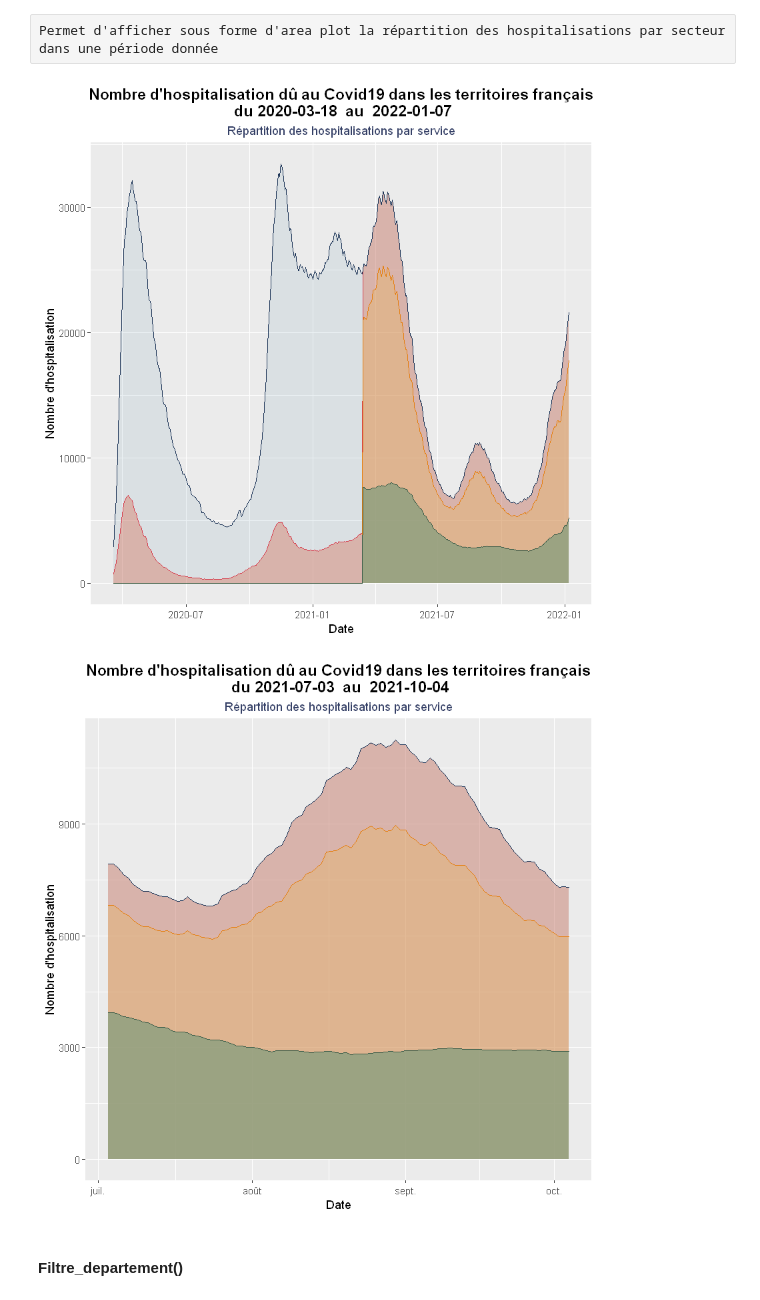
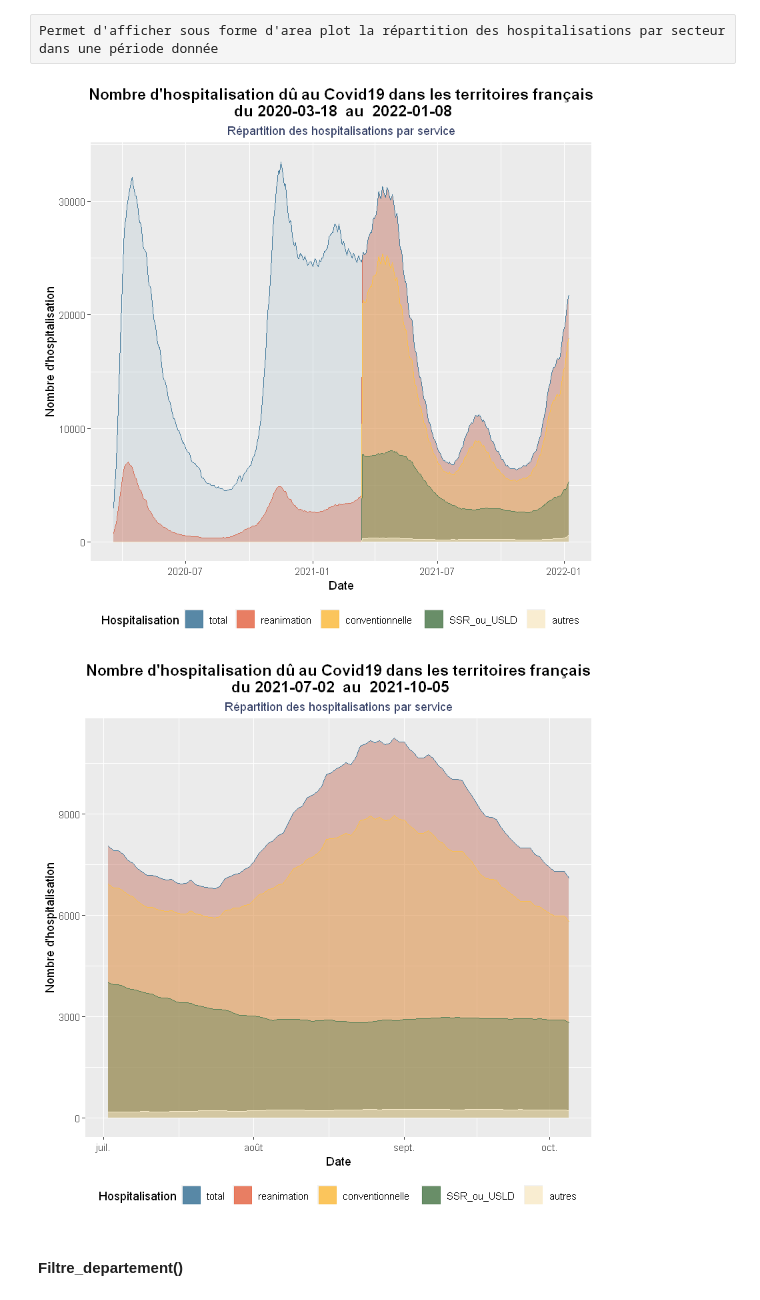
Before and after one commit to Markito-dev/CovidReporter_R, a Jupyter notebook: EDA_hospital_Covid19.ipynb, the cells around one changed output. Saved outputs shown, nothing was run; the diff lists cells and outputs as text; code cells hidden in the pictures.

```diff
--- a/EDA_hospital_Covid19.ipynb
+++ b/EDA_hospital_Covid19.ipynb
@@ -517,15 +568,15 @@ Affiche_hosp_periode <- function(dataframe, deb_date = as.Date("2019-12-31"), en
 
 }
 # %%
-Affiche_hosp_periode(df_data_fr)
+Affiche_all_hosp_periode(df_data_fr)
 # %% [output]
-[figure, old version]
+[figure, new version]
 # %%
 date1 = as.Date("2021-07-02")
 date2 = as.Date("2021-10-05")
-Affiche_hosp_periode(df_data_fr,date1,date2)
+Affiche_all_hosp_periode(df_data_fr,date1,date2)
 # %% [output]
-[figure, old version]
+[figure, new version]
 # %% [markdown]
 #### Filtre_departement()
 # %% [raw]
```
Also changed, not shown: parts of 42 cells of this notebook.
